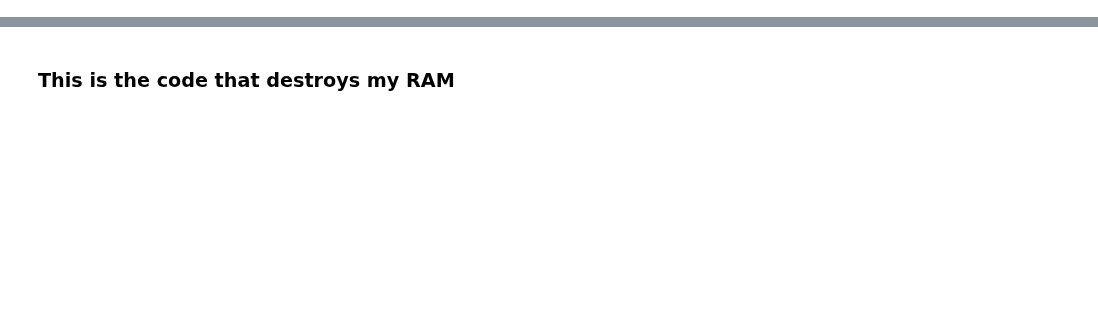
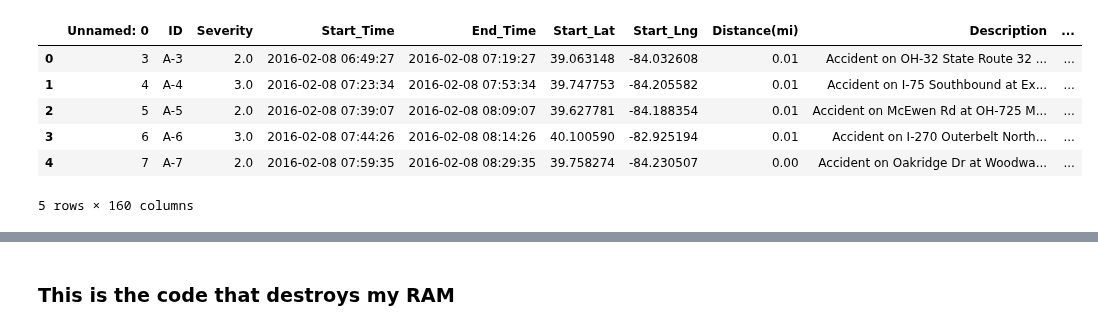
Before and after one commit to Abhilash240800/FinalProject_USAccidents, a Jupyter notebook: Jupyter Notebooks/county_values.ipynb, the cells around one changed output, grey strips where cells are left out. Saved outputs shown, nothing was run; the diff lists cells and outputs as text; code cells hidden in the pictures; blank space fills up the shorter version.

```diff
--- a/Jupyter Notebooks/county_values.ipynb
+++ b/Jupyter Notebooks/county_values.ipynb
@@ -66,0 +98,16 @@ data['County'] = counties
+# %%
+# Create join column <state>-<county>
+def concat_cols(df, cols):
+    df['combined'] = df[cols].apply(lambda row: '-'.join(row.values.astype(str)), axis=1)
+    return df
+
+data = concat_cols(data, ['State', 'County'])
+data.head()
+# %% [output]
+|  | Unnamed: 0 | ID | Severity | Start_Time | End_Time | Start_Lat | Start_Lng | Distance(mi) | Description | ... |
+| 0 | 3 | A-3 | 2.0 | 2016-02-08 06:49:27 | 2016-02-08 07:19:27 | 39.063148 | -84.032608 | 0.01 | Accident on OH-32 State Route 32 ... | ... |
+| 1 | 4 | A-4 | 3.0 | 2016-02-08 07:23:34 | 2016-02-08 07:53:34 | 39.747753 | -84.205582 | 0.01 | Accident on I-75 Southbound at Ex... | ... |
+| 2 | 5 | A-5 | 2.0 | 2016-02-08 07:39:07 | 2016-02-08 08:09:07 | 39.627781 | -84.188354 | 0.01 | Accident on McEwen Rd at OH-725 M... | ... |
+| 3 | 6 | A-6 | 3.0 | 2016-02-08 07:44:26 | 2016-02-08 08:14:26 | 40.100590 | -82.925194 | 0.01 | Accident on I-270 Outerbelt North... | ... |
+| 4 | 7 | A-7 | 2.0 | 2016-02-08 07:59:35 | 2016-02-08 08:29:35 | 39.758274 | -84.230507 | 0.00 | Accident on Oakridge Dr at Woodwa... | ... |
+5 rows × 160 columns
```
Also changed, not shown: parts of 12 cells of this notebook.
